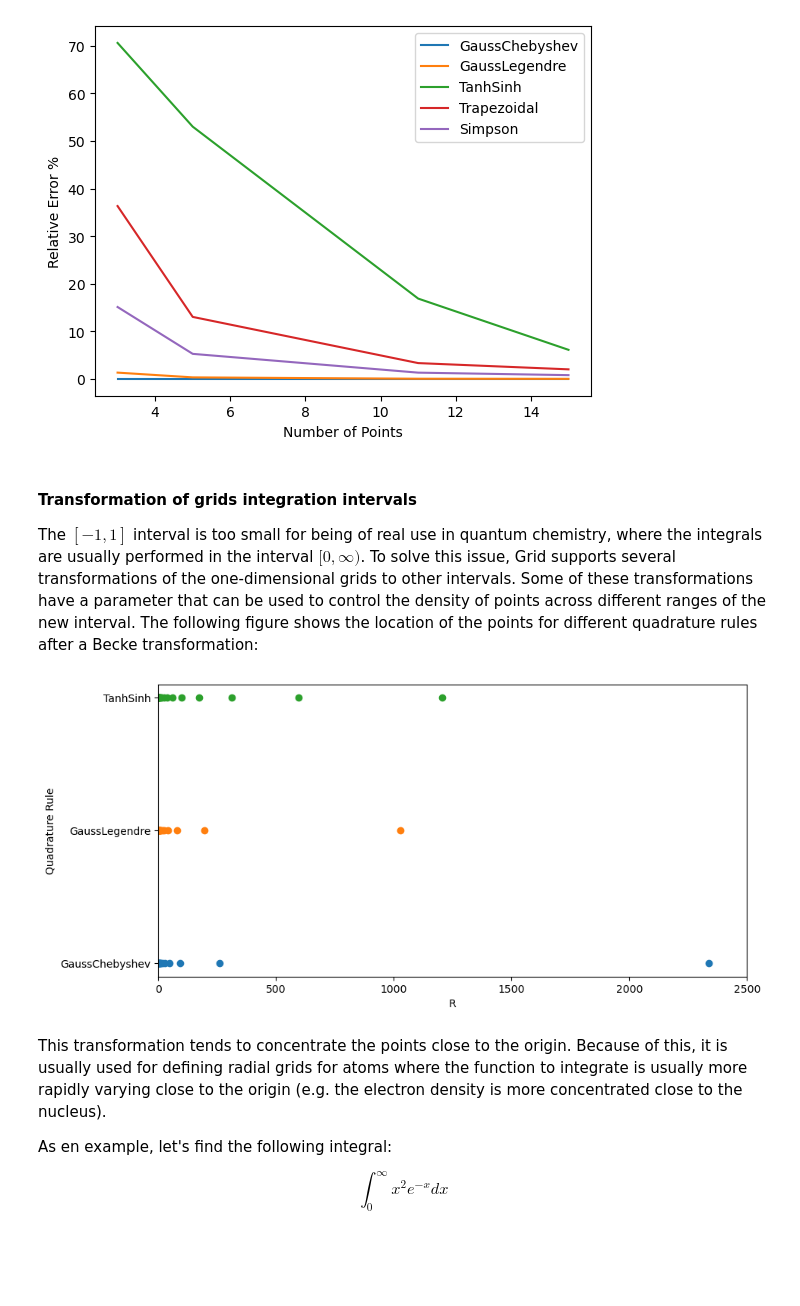
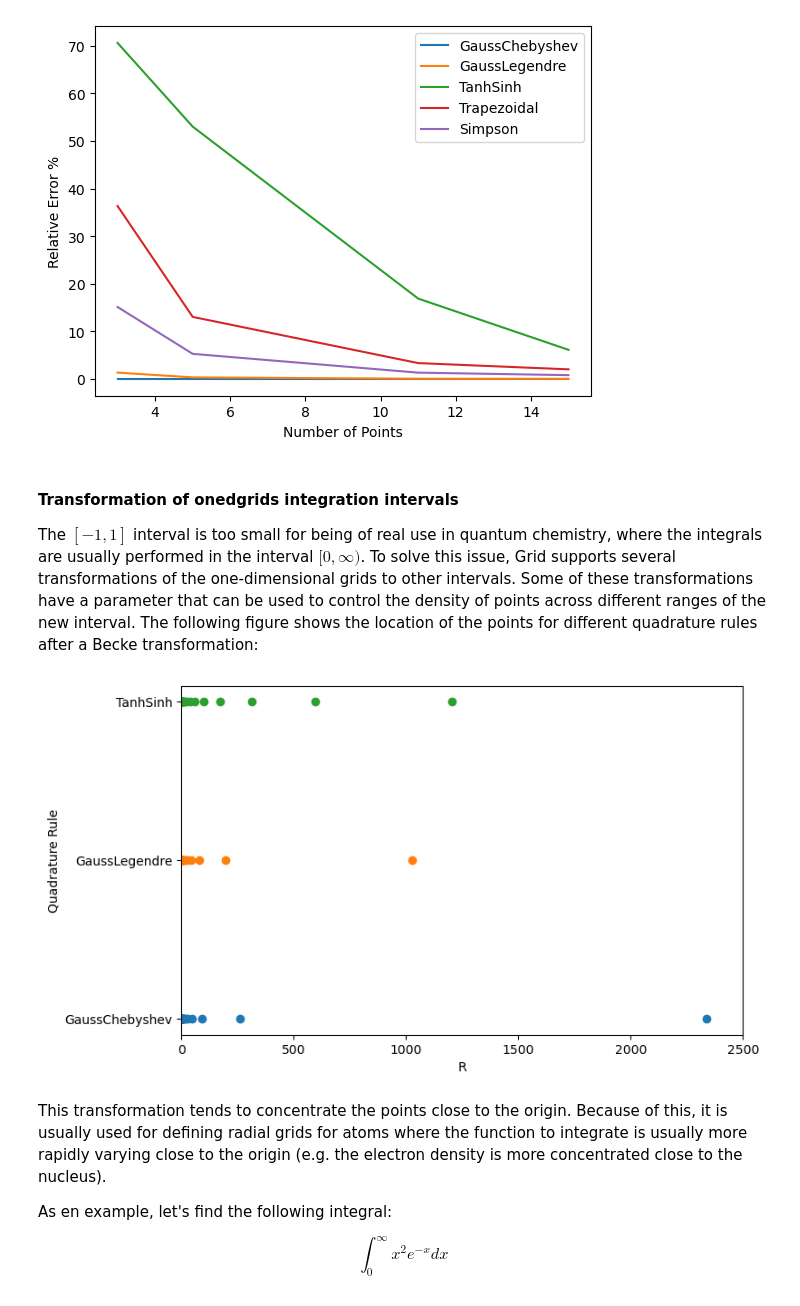
Before and after one commit to theochem/grid, a Jupyter notebook: doc/notebooks/One_dimensional_grids.ipynb, the cells around one changed output. Drawn from its saved outputs; the diff is of its cells as text; code cells hidden in the pictures; blank space fills up the shorter version.

```diff
--- a/doc/notebooks/One_dimensional_grids.ipynb
+++ b/doc/notebooks/One_dimensional_grids.ipynb
@@ -32,19 +32,21 @@ Different quadrature rules have the points located at different positions and th
 import matplotlib.pyplot as plt
 
 # create a list of names and a list of grid objects
-names = ['GaussChebyshev', 'GaussLegendre', 'TanhSinh', 'Trapezoidal', 'Simpson']
-grids = [gaus_cheb, gaus_leg, tanh_sinh, trap_lob, simp_lob]
+names = ["GaussChebyshev", "GaussLegendre", "TanhSinh", "Trapezoidal", "Simpson"]
+onedgrids = [gaus_cheb, gaus_leg, tanh_sinh, trap_lob, simp_lob]
 
 
-for i in range(len(grids)):
-    plt.scatter(grids[i].points, [i + 1] * len(grids[i].points), marker='o')  # Switched x and y values
+for i in range(len(onedgrids)):
+    plt.scatter(
+        onedgrids[i].points, [i + 1] * len(onedgrids[i].points), marker="o"
+    )
 
 # set the y-ticks to be the names
 plt.yticks(range(1, len(names) + 1), names)  # Adjusted the range for y-ticks
 
 # set the labels
-plt.xlabel('Number of Points')
-plt.ylabel('Quadrature Rule')
+plt.xlabel("R")
+plt.ylabel("Quadrature Rule")
 
 # show the plot
 plt.show()
@@ -116,37 +127,39 @@ plt.ylabel('Relative Error %')
 Text(0, 0.5, 'Relative Error %')
 [figure]
 # %% [markdown]
-#### Transformation of grids integration intervals
+#### Transformation of onedgrids integration intervals
 The $[-1,1]$ interval is too small for being of real use in quantum chemistry, where the integrals are usually performed in the interval $[0,\infty)$. To solve this issue, Grid supports several transformations of the one-dimensional grids to other intervals. Some of these transformations have a parameter that can be used to control the density of points across different ranges of the new interval. The following figure shows the location of the points for different quadrature rules after a Becke transformation:
 # %%
 from grid.rtransform import BeckeRTransform
 
 # create a list of names and a list of grid objects
-names = ['GaussChebyshev', 'GaussLegendre', 'TanhSinh']
-grids = [gaus_cheb, gaus_leg, tanh_sinh]
+names = ["GaussChebyshev", "GaussLegendre", "TanhSinh"]
+onedgrids = [gaus_cheb, gaus_leg, tanh_sinh]
 
 # Becke R-transform (goes from 0 to \infty) to transform the Gauss-Chebyshev grid
-radial_grid = BeckeRTransform(0.0, R=1.5).transform_1d_grid(gaus_cheb)
+rgrid = BeckeRTransform(0.0, R=1.5).transform_1d_grid(gaus_cheb)
 
 # plot the grid
-plt.figure(figsize=(10, 5))
+plt.figure(figsize=(8, 5))
 
 plt.xlim(0, 2500)
-for i in range(len(grids)):
-    radial_grid = BeckeRTransform(0.0, R=1.5).transform_1d_grid(grids[i])
-    plt.scatter(radial_grid.points, [i + 1] * len(grids[i].points), marker='o')  # Switched x and y values
+for i in range(len(onedgrids)):
+    rgrid = BeckeRTransform(0.0, R=1.5).transform_1d_grid(onedgrids[i])
+    plt.scatter(
+        rgrid.points, [i + 1] * len(onedgrids[i].points), marker="o"
+    )  # Switched x and y values
 
 # set the y-ticks to be the names
 plt.yticks(range(1, len(names) + 1), names)  # Adjusted the range for y-ticks
 
 # set the labels
-plt.xlabel('R')
-plt.ylabel('Quadrature Rule')
+plt.xlabel("R")
+plt.ylabel("Quadrature Rule")
 
 # show the plot
 plt.show()
 # %% [output]
-[figure, old version]
+[figure, new version]
 # %% [markdown]
 This transformation tends to concentrate the points close to the origin. Because of this, it is usually used for defining radial grids for atoms where the function to integrate is usually more rapidly varying close to the origin (e.g. the electron density is more concentrated close to the nucleus).
 
```
Also changed, not shown: parts of 4 cells of this notebook.
